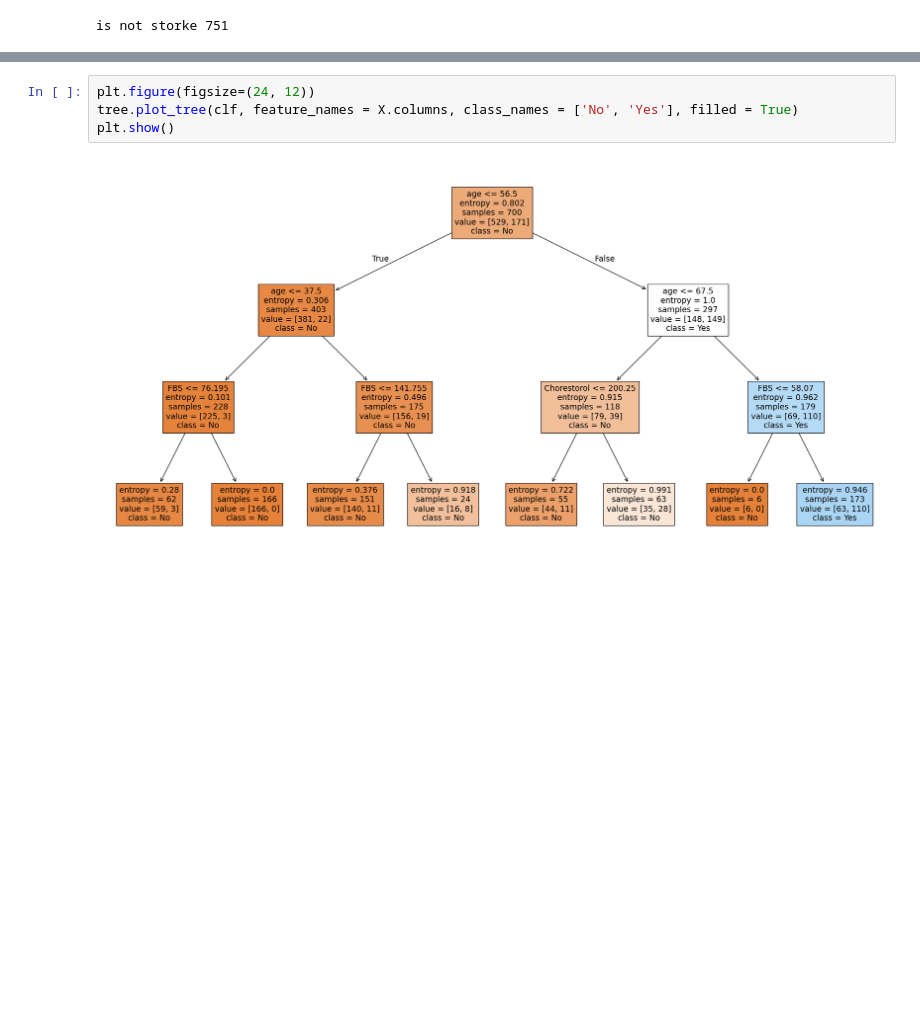
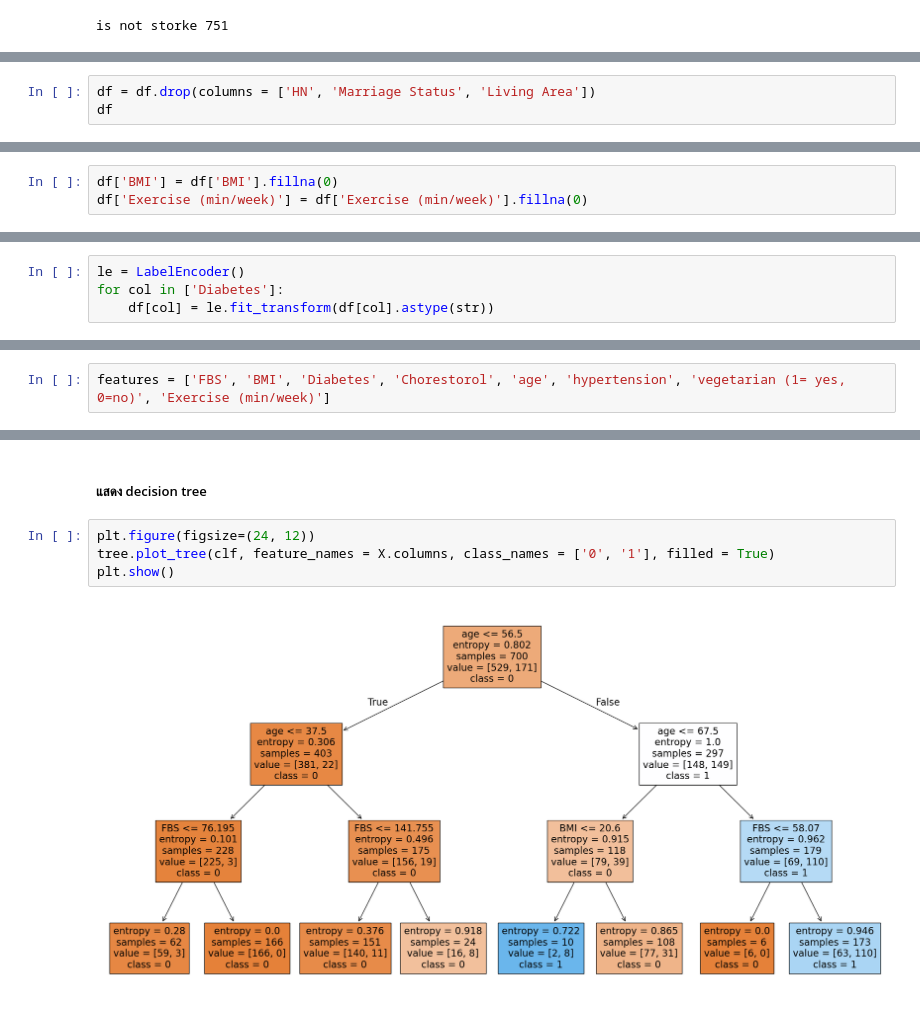
Before and after one commit to GeekWulf/01418261_decision_tree, a Jupyter notebook: filter_data.ipynb, the cells around one changed output, grey strips where cells are left out. Saved outputs shown, nothing was run; the diff lists cells and outputs as text; blank space fills up the shorter version.

```diff
--- a/filter_data.ipynb
+++ b/filter_data.ipynb
@@ -34,0 +61,3 @@ is not storke 751
+# %%
+df = df.drop(columns = ['HN', 'Marriage Status', 'Living Area'])
+df
@@ -34,0 +97,3 @@ is not storke 751
+# %%
+df['BMI'] = df['BMI'].fillna(0)
+df['Exercise (min/week)'] = df['Exercise (min/week)'].fillna(0)
@@ -34,0 +102,4 @@ is not storke 751
+# %%
+le = LabelEncoder()
+for col in ['Diabetes']:
+    df[col] = le.fit_transform(df[col].astype(str))
@@ -35 +144,3 @@ is not storke 751
+# %%
+features = ['FBS', 'BMI', 'Diabetes', 'Chorestorol', 'age', 'hypertension', 'vegetarian (1= yes, 0=no)', 'Exercise (min/week)']
 # %%
@@ -88,6 +173,8 @@ accuracy : 0.7566666666666667
+# %% [markdown]
+##### แสดง decision tree
 # %%
 plt.figure(figsize=(24, 12))
-tree.plot_tree(clf, feature_names = X.columns, class_names = ['No', 'Yes'], filled = True)
+tree.plot_tree(clf, feature_names = X.columns, class_names = ['0', '1'], filled = True)
 plt.show()
 # %% [output]
-[figure, old version]
+[figure, new version]
```
Also changed, not shown: parts of 18 cells of this notebook.
